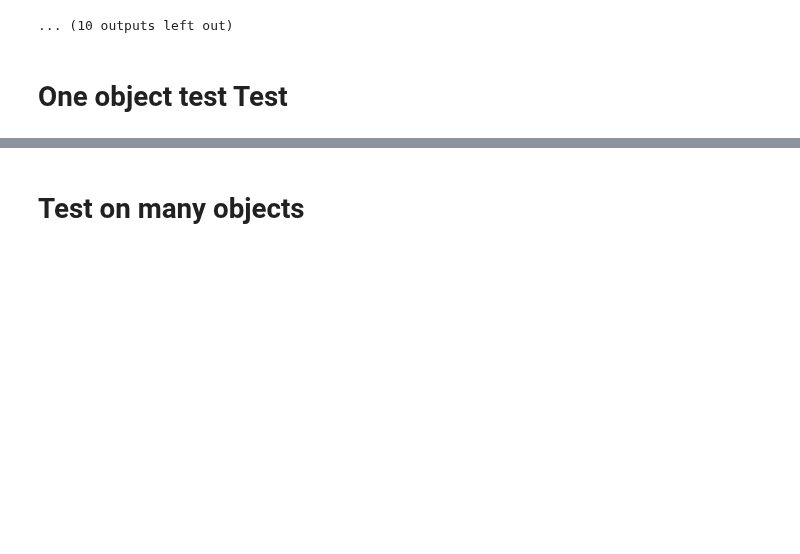
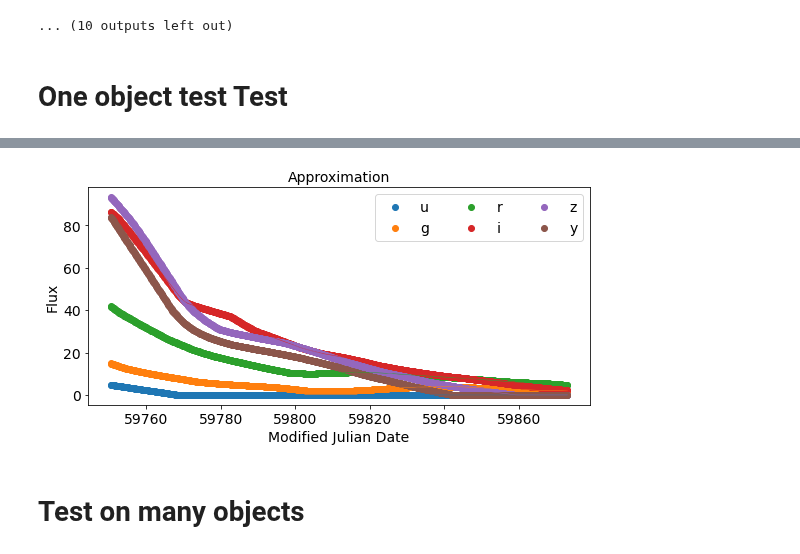
Before and after one commit to HSE-LAMBDA/light_curve_approx, a Jupyter notebook: notebooks/StarterKit.ipynb, the cells around one changed output, grey strips where cells are left out. Saved outputs shown, nothing was run; the diff lists cells and outputs as text; code cells hidden in the pictures; blank space fills up the shorter version.

```diff
--- a/notebooks/StarterKit.ipynb
+++ b/notebooks/StarterKit.ipynb
@@ -227,3 +222,19 @@ MAPE:  4.92871382369132
+# %%
+approx_object = create_approx_object(anobject)
+x = approx_object.mjd
+x_min = x.min()
+
+approx_object["square_date"] = approx_object.apply(lambda x: (x.mjd - x_min)**2, axis=1)
+
+X = approx_object[['mjd', 'log_lam', 'square_date']].values
+
+X_ss = ss_x.transform(X)
+res = ss_y.inverse_transform(reg.predict(X_ss))
+approx_object['flux'] = np.maximum(res, np.zeros(len(res)))
+plot_light_curves(approx_object, "Approximation")
+plt.savefig('approx_light_curve_34299.pdf', format='pdf')
+# %% [output]
+[figure, added]
 # %% [markdown]
 # Test on many objects
 # %%
```
Also changed, not shown: parts of 10 cells of this notebook, 3 other files.
